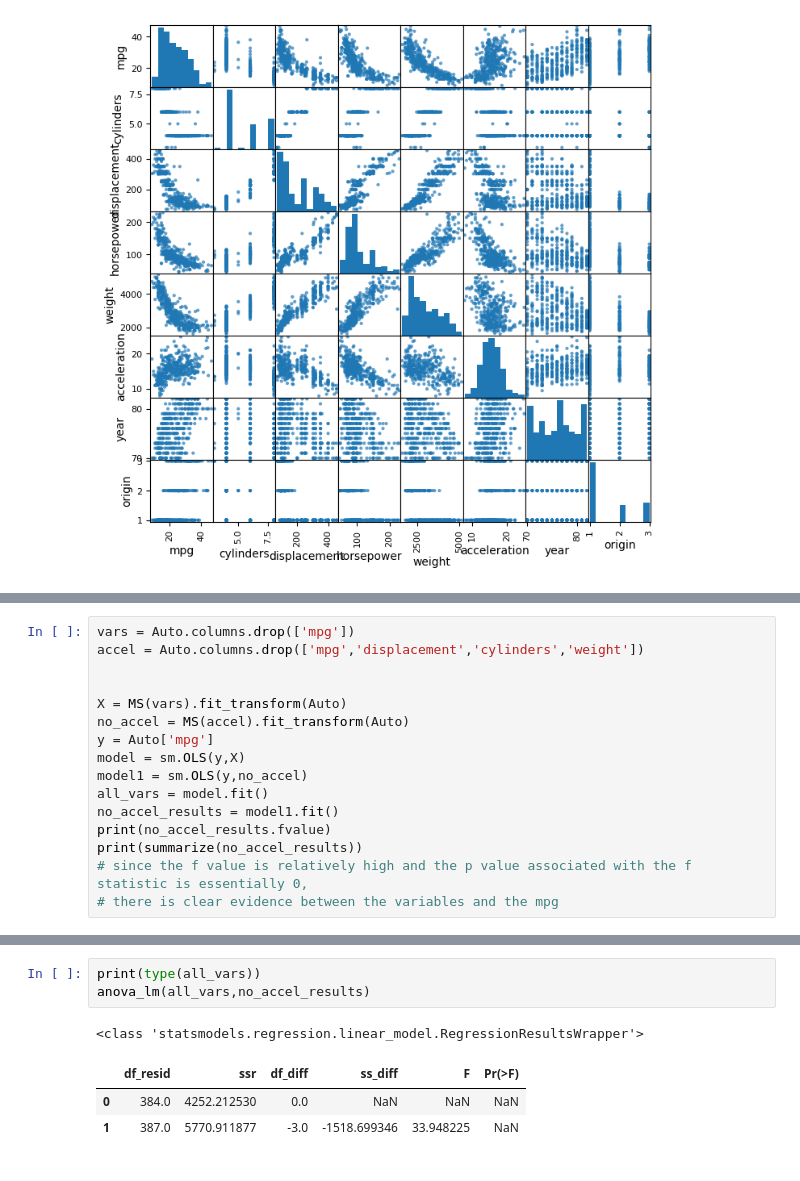
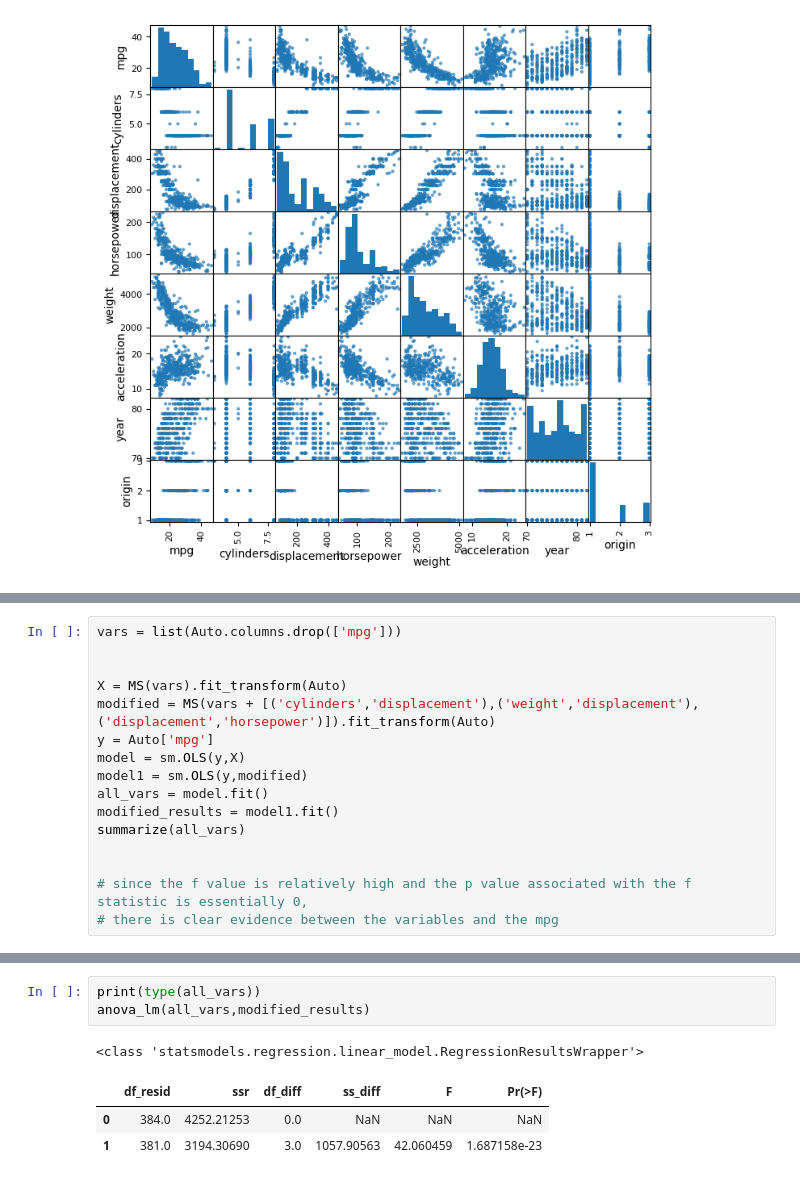
Before and after one commit to dchakrabarti1/ISLP-Labs-Chakrabarti, a Jupyter notebook: Ch03-linreg-lab.ipynb, the cells around one changed output, grey strips where cells are left out. Cells and saved outputs as stored; diff of their text form.

```diff
--- a/Ch03-linreg-lab.ipynb
+++ b/Ch03-linreg-lab.ipynb
@@ -804,19 +819,19 @@ Auto.corr()
 | year | 0.580541 | -0.345647 | -0.369855 | -0.416361 | -0.309120 | 0.290316 | 1.000000 | 0.181528 |
 | origin | 0.565209 | -0.568932 | -0.614535 | -0.455171 | -0.585005 | 0.212746 | 0.181528 | 1.000000 |
 # %%
-vars = Auto.columns.drop(['mpg'])
-accel = Auto.columns.drop(['mpg','displacement','cylinders','weight'])
+vars = list(Auto.columns.drop(['mpg']))
 
 
 X = MS(vars).fit_transform(Auto)
-no_accel = MS(accel).fit_transform(Auto)
+modified = MS(vars + [('cylinders','displacement'),('weight','displacement'),('displacement','horsepower')]).fit_transform(Auto)
 y = Auto['mpg']
 model = sm.OLS(y,X)
-model1 = sm.OLS(y,no_accel)
+model1 = sm.OLS(y,modified)
 all_vars = model.fit()
-no_accel_results = model1.fit()
-print(no_accel_results.fvalue)
-print(summarize(no_accel_results))
+modified_results = model1.fit()
+summarize(all_vars)
+
+
 # since the f value is relatively high and the p value associated with the f statistic is essentially 0,
 # there is clear evidence between the variables and the mpg
 # %% [output]
@@ -840,8 +863,8 @@ summarize(no_accel_results)
 # %%
 print(type(all_vars))
-anova_lm(all_vars,no_accel_results)
+anova_lm(all_vars,modified_results)
 # %% [output]
 <class 'statsmodels.regression.linear_model.RegressionResultsWrapper'>
 |  | df_resid | ssr | df_diff | ss_diff | F | Pr(>F) |
-| 0 | 384.0 | 4252.212530 | 0.0 | NaN | NaN | NaN |
-| 1 | 387.0 | 5770.911877 | -3.0 | -1518.699346 | 33.948225 | NaN |
+| 0 | 384.0 | 4252.21253 | 0.0 | NaN | NaN | NaN |
+| 1 | 381.0 | 3194.30690 | 3.0 | 1057.90563 | 42.060459 | 1.687158e-23 |
```
Also changed, not shown: parts of 11 cells of this notebook.
